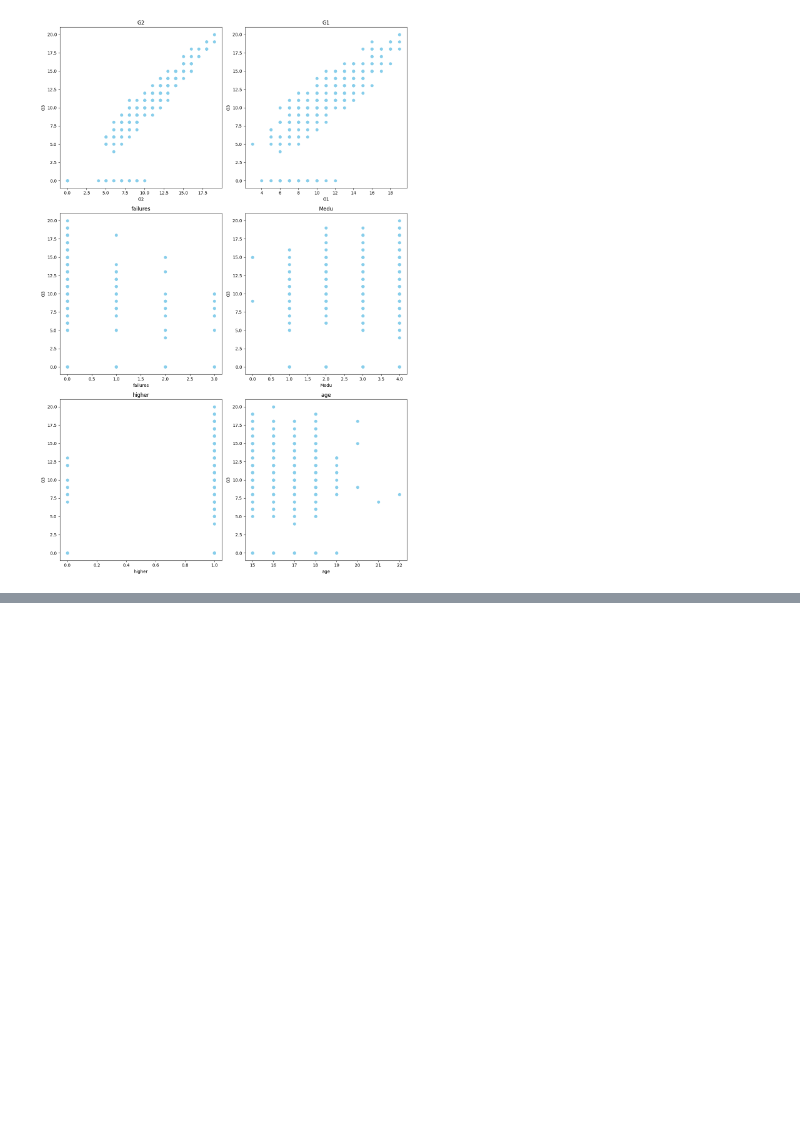
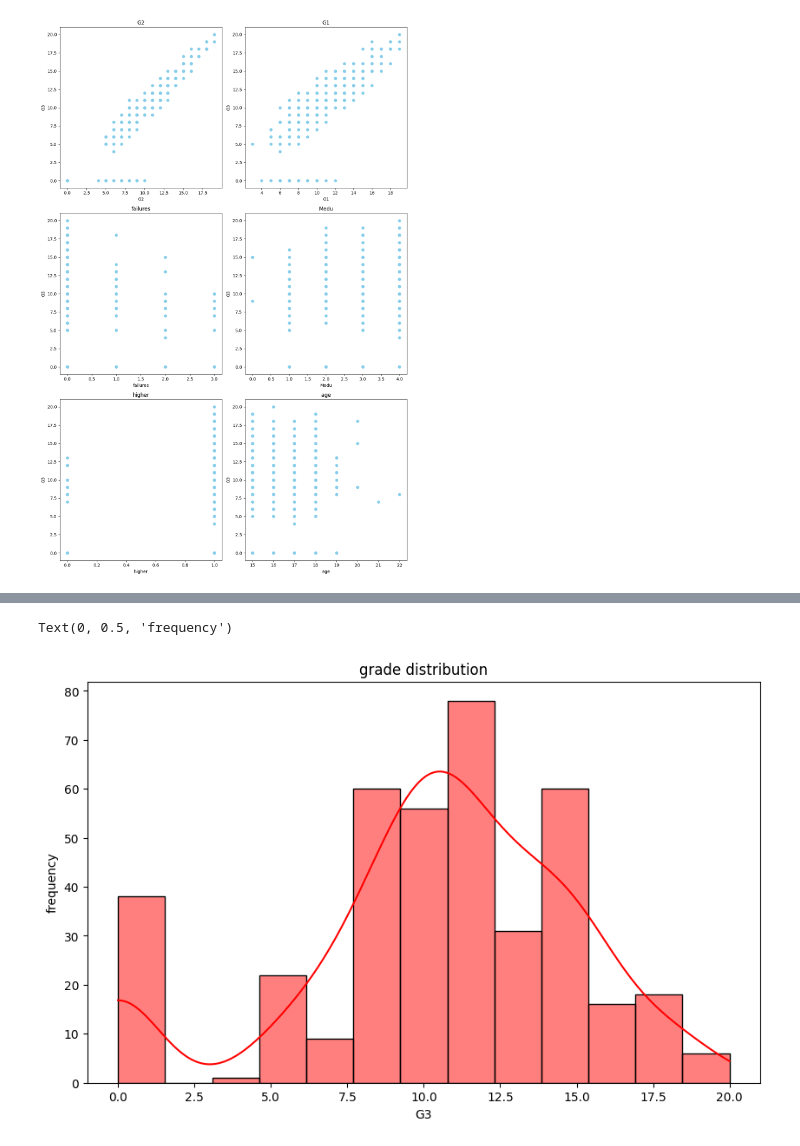
Before and after one commit to Dechie/grade-predict, a Jupyter notebook: project/version-1.ipynb, the cells around one changed output, grey strips where cells are left out. Cells and saved outputs as stored; diff of their text form; code cells hidden in the pictures; blank space fills up the shorter version.

```diff
--- a/project/version-1.ipynb
+++ b/project/version-1.ipynb
@@ -256,0 +325,5 @@ plt.show()
+# %%
+new_data = data.drop(columns=['freetime', 'activities', 'absences', 'famsup', 'Fjob', 'school', 'famrel', 'nursery',
+                             'Walc', 'Dalc', 'Pstatus', 'health', 'guardian', 'famsize', 'schoolsup'
+                             ]).copy()
+new_data
@@ -256,0 +348,4 @@ plt.show()
+# %%
+y = new_data['G3'].copy()
+X = new_data.drop('G3', axis=1).copy()
+X
@@ -256,0 +381,9 @@ plt.show()
+# %%
+plt.figure(figsize=(10, 6))
+sns.histplot(y, kde=True, color='red')
+plt.title('grade distribution')
+plt.xlabel('G3')
+plt.ylabel('frequency')
+# %% [output]
+Text(0, 0.5, 'frequency')
+[figure, added]
```
Also changed, not shown: parts of 34 cells of this notebook.
